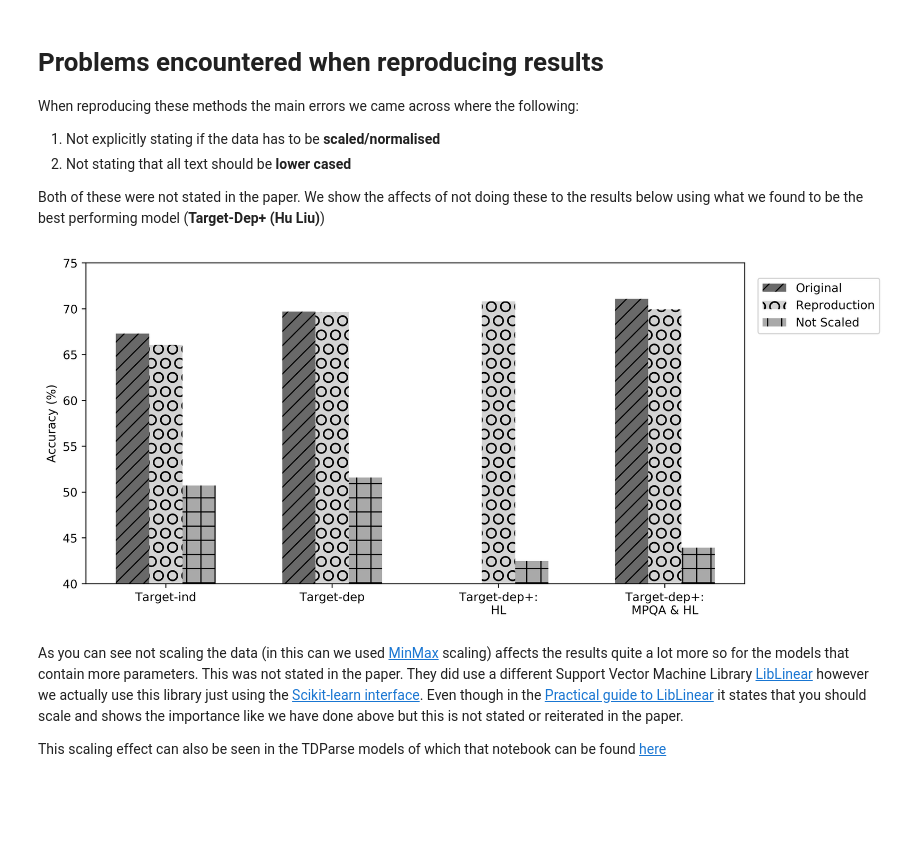
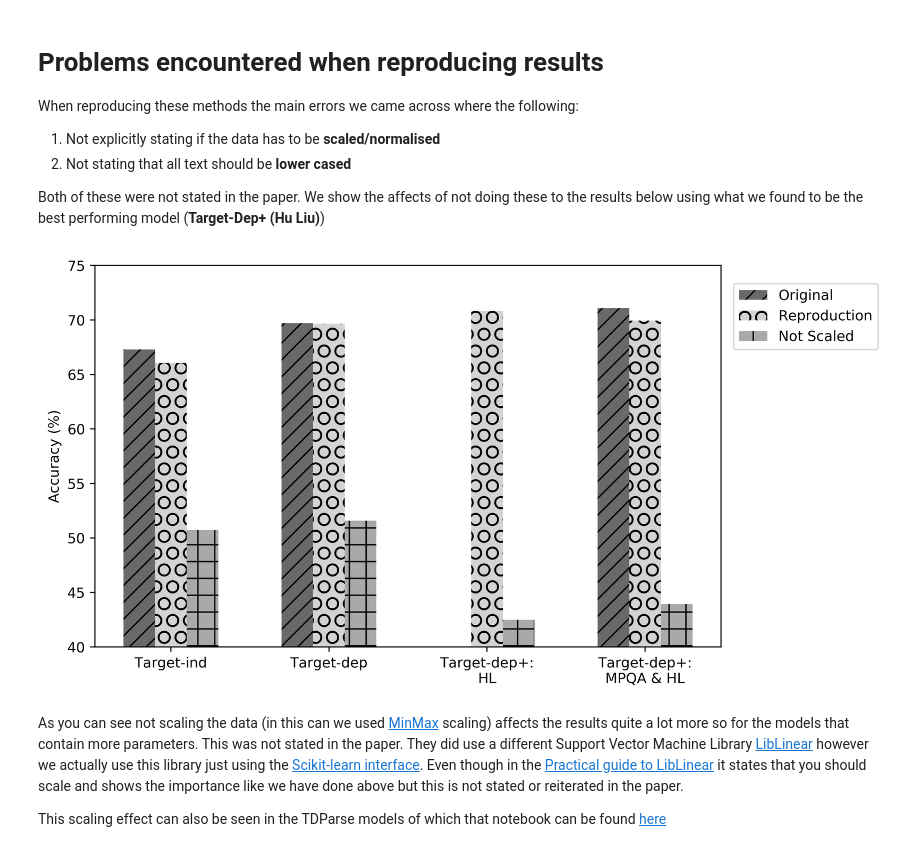
Before and after one commit to apmoore1/Bella, a Jupyter notebook: notebooks/target_model.ipynb, the cells around one changed output. Saved outputs shown, nothing was run; the diff lists cells and outputs as text; code cells hidden in the pictures; blank space fills up the shorter version.

```diff
--- a/notebooks/target_model.ipynb
+++ b/notebooks/target_model.ipynb
@@ -412,36 +405,36 @@ import matplotlib.pyplot as plt
 
 index_model = {index : model for index, model in enumerate(models.keys())}
 num_models = len(index_model)
 
 # Plotting the Dong Twitter results
 scaled_values = {result[1] : result[2] * 100 for result in all_results if result[0] == 'Scaled'}
 ordered_scaled_values = [scaled_values[index_model[index]] for index in range(num_models)]
 original_values = {result[1] : result[2] for result in all_results if result[0] == 'Original'}
 ordered_original_values = [original_values[index_model[index]] for index in range(num_models)]
 ns_values = {result[1] : result[2] * 100 for result in all_results if result[0] == 'Not Scaled'}
 ordered_ns_values = [ns_values[index_model[index]] for index in range(num_models)]
 
 ind = np.arange(num_models)
 width = 0.2
 fig, ax = plt.subplots(dpi=500)
-fig.set_size_inches(10,5)
+fig.set_size_inches(8,5)
 original_bar = ax.bar(ind, ordered_original_values, width, color='dimgray', hatch='//')
 scaled_bar = ax.bar(ind + width, ordered_scaled_values, width, color='lightgray', hatch='O')
 ns_bar = ax.bar(ind + (2 * width), ordered_ns_values, width, color='darkgray', hatch='+')
 
 ax.set_xticks(ind + width)
 ax.set_ylim([40 ,75])
 model_names = [index_model[index] for index in range(num_models)]
 model_names[2] = 'Target-dep+:\nHL'
 model_names[3] = 'Target-dep+:\nMPQA & HL'
 ax.set_xticklabels(model_names)
 leg = ax.legend((original_bar, scaled_bar, ns_bar), ('Original', 'Reproduction', 'Not Scaled'),
                 loc = (1.02,0.78))
 ax.set_ylabel('Accuracy (%)')
-fig.savefig('Target Dependent Final Results.png', dpi=300)
+fig.savefig('Target Dependent Final Results.png', dpi=300, bbox_extra_artists=(leg,), bbox_inches='tight')
 fig.show()
 # %% [output]
-[figure, old version]
+[figure, new version]
 # %% [markdown]
 As you can see not scaling the data (in this can we used [MinMax](http://scikit-learn.org/stable/modules/generated/sklearn.preprocessing.MinMaxScaler.html) scaling) affects the results quite a lot more so for the models that contain more parameters. This was not stated in the paper. They did use a different Support Vector Machine Library [LibLinear](https://www.csie.ntu.edu.tw/~cjlin/liblinear/) however we actually use this library just using the [Scikit-learn interface](http://scikit-learn.org/stable/modules/generated/sklearn.svm.LinearSVC.html). Even though in the [Practical guide to LibLinear](https://www.csie.ntu.edu.tw/~cjlin/papers/guide/guide.pdf) it states that you should scale and shows the importance like we have done above but this is not stated or reiterated in the paper.
 
```
Also changed, not shown: parts of 3 cells of this notebook.
